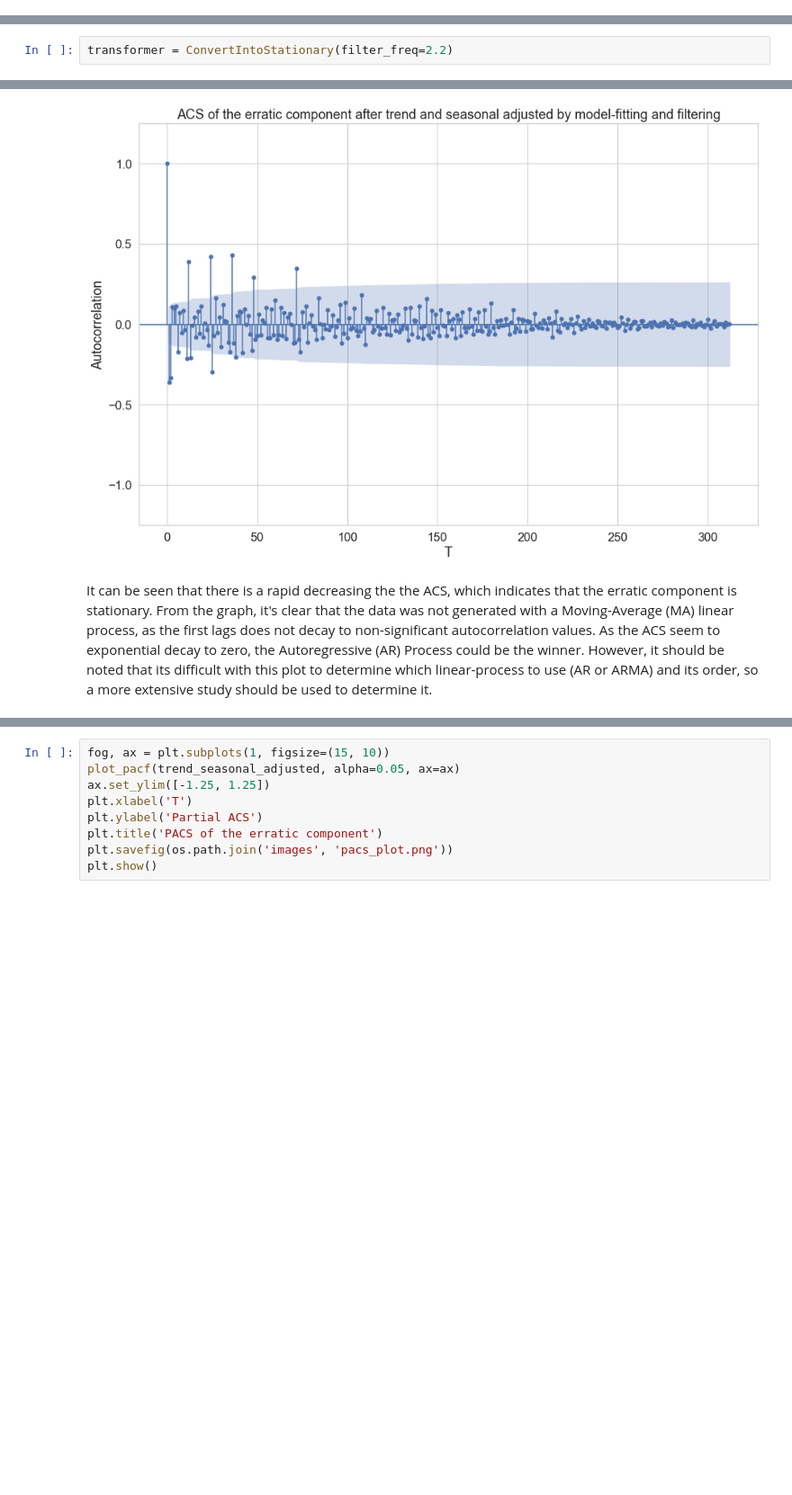
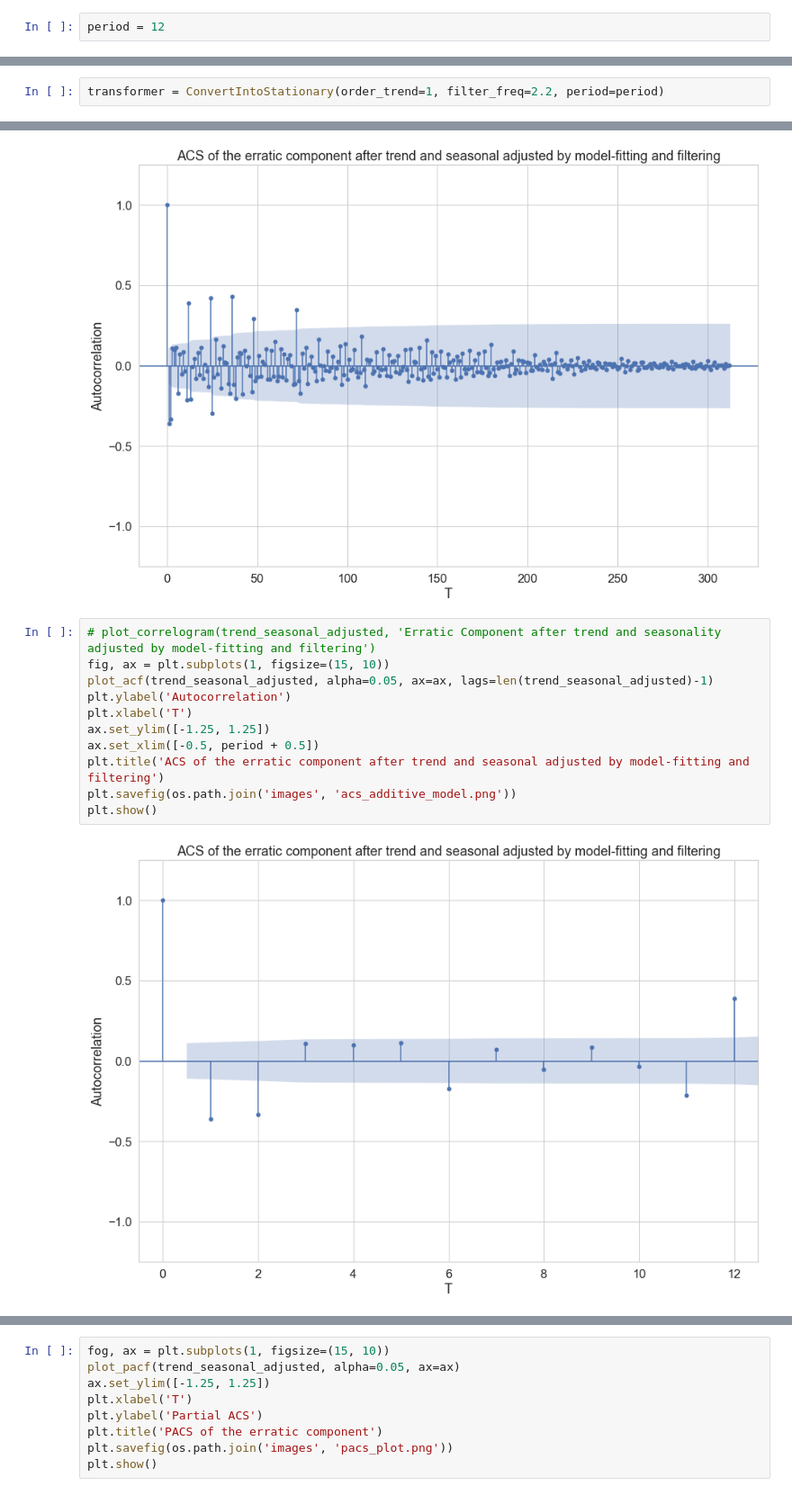
Before and after one commit to PugtgYosuky/Norwegian-CPI-forecast, a Jupyter notebook: ts-models.ipynb, the cells around one changed output, grey strips where cells are left out. Shown at 90% size. Drawn from its saved outputs; the diff is of its cells as text; blank space fills up the shorter version.

```diff
--- a/ts-models.ipynb
+++ b/ts-models.ipynb
@@ -114,0 +91,2 @@ ts_test = test_data[country]
+# %%
+period = 12
@@ -117,5 +97,5 @@ ts_test = test_data[country]
 # %%
-transformer = ConvertIntoStationary(filter_freq=2.2)
+transformer = ConvertIntoStationary(order_trend=1, filter_freq=2.2, period=period)
 # %%
 trend_seasonal_adjusted = transformer.convert_train(months, ts)
 # %%
@@ -220,5 +195,16 @@ plt.savefig(os.path.join('images', 'acs_additive_model.png'))
 plt.show()
 # %% [output]
 [figure]
-# %% [markdown]
-It can be seen that there is a rapid decreasing the the ACS, which indicates that the erratic component is stationary. From the graph, it's clear that the data was not generated with a Moving-Average (MA) linear process, as the first lags does not decay to non-significant autocorrelation values. As the ACS seem to exponential decay to zero, the Autoregressive (AR) Process could be the winner. However, it should be noted that its difficult with this plot to determine which linear-process to use (AR or ARMA) and its order, so a more extensive study should be used to determine it.
+# %%
+# plot_correlogram(trend_seasonal_adjusted, 'Erratic Component after trend and seasonality adjusted by model-fitting and filtering')
+fig, ax = plt.subplots(1, figsize=(15, 10))
+plot_acf(trend_seasonal_adjusted, alpha=0.05, ax=ax, lags=len(trend_seasonal_adjusted)-1)
+plt.ylabel('Autocorrelation')
+plt.xlabel('T')
+ax.set_ylim([-1.25, 1.25])
+ax.set_xlim([-0.5, period + 0.5])
+plt.title('ACS of the erratic component after trend and seasonal adjusted by model-fitting and filtering')
+plt.savefig(os.path.join('images', 'acs_additive_model.png'))
+plt.show()
+# %% [output]
+[figure, added]
```
Also changed, not shown: parts of 90 cells of this notebook, 1 other file.
